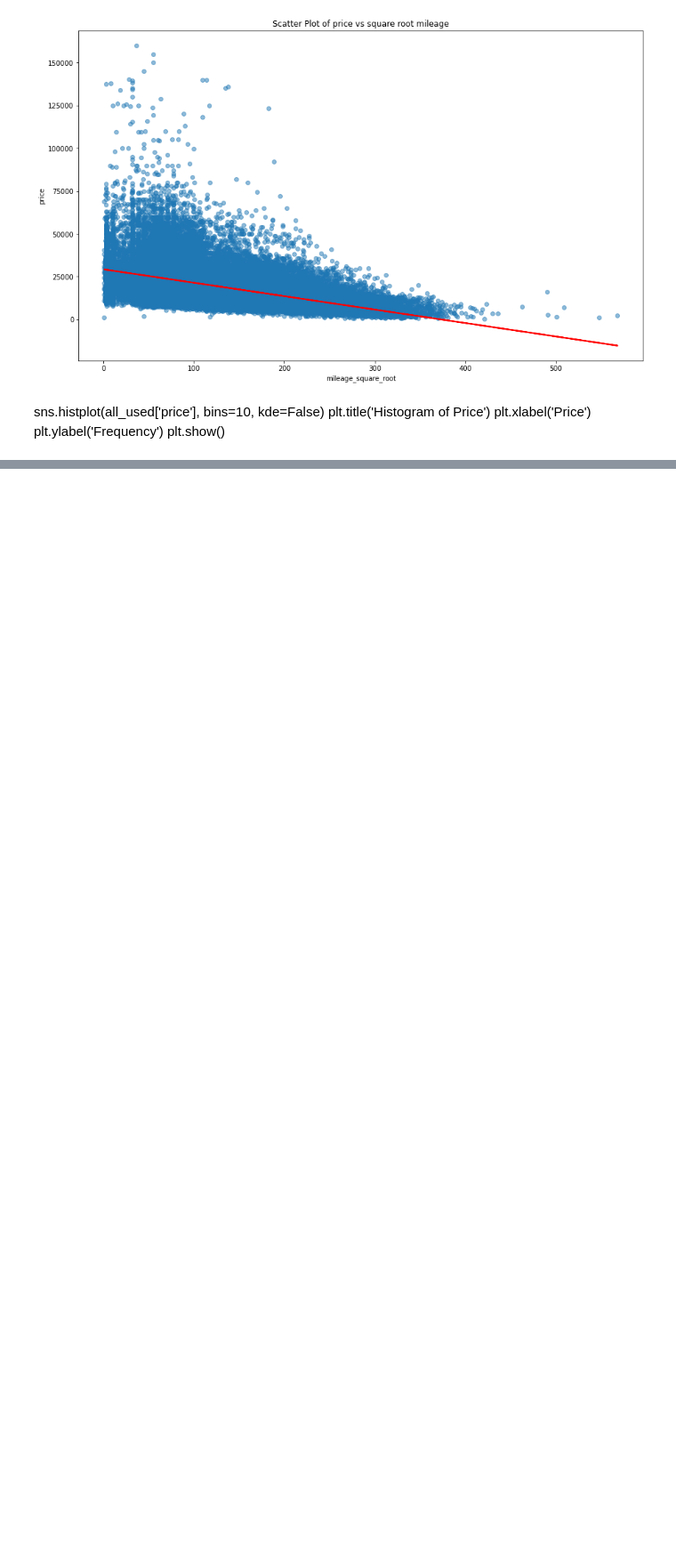
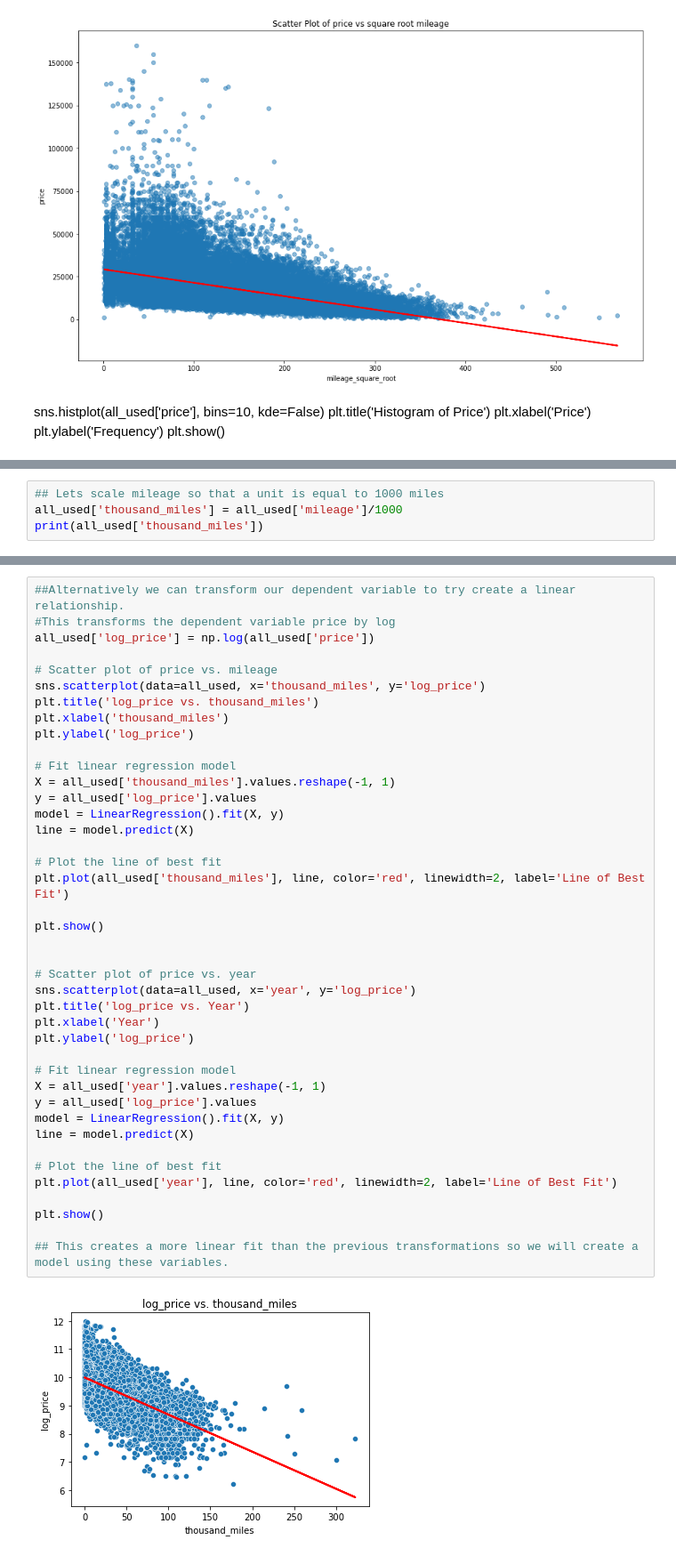
Before and after one commit to Daniel-Peacock/Used_car_Python_linear_regression, a Jupyter notebook: Used_car regression.ipynb, the cells around one changed output, grey strips where cells are left out. Shown at 89% size. Drawn from its saved outputs; the diff is of its cells as text; blank space fills up the shorter version.

```diff
--- a/Used_car regression.ipynb
+++ b/Used_car regression.ipynb
@@ -277,0 +321,4 @@ plt.show()
+# %%
+## Lets scale mileage so that a unit is equal to 1000 miles
+all_used['thousand_miles'] = all_used['mileage']/1000
+print(all_used['thousand_miles'])
@@ -277,0 +338,43 @@ plt.show()
+# %%
+##Alternatively we can transform our dependent variable to try create a linear relationship.
+#This transforms the dependent variable price by log
+all_used['log_price'] = np.log(all_used['price'])
+
+# Scatter plot of price vs. mileage
+sns.scatterplot(data=all_used, x='thousand_miles', y='log_price')
+plt.title('log_price vs. thousand_miles')
+plt.xlabel('thousand_miles')
+plt.ylabel('log_price')
+
+# Fit linear regression model
+X = all_used['thousand_miles'].values.reshape(-1, 1)
+y = all_used['log_price'].values
+model = LinearRegression().fit(X, y)
+line = model.predict(X)
+
+# Plot the line of best fit
+plt.plot(all_used['thousand_miles'], line, color='red', linewidth=2, label='Line of Best Fit')
+
+plt.show()
+
+
+# Scatter plot of price vs. year
+sns.scatterplot(data=all_used, x='year', y='log_price')
+plt.title('log_price vs. Year')
+plt.xlabel('Year')
+plt.ylabel('log_price')
+
+# Fit linear regression model
+X = all_used['year'].values.reshape(-1, 1)
+y = all_used['log_price'].values
+model = LinearRegression().fit(X, y)
+line = model.predict(X)
+
+# Plot the line of best fit
+plt.plot(all_used['year'], line, color='red', linewidth=2, label='Line of Best Fit')
+
+plt.show()
+
+## This creates a more linear fit than the previous transformations so we will create a model using these variables.
+# %% [output]
+[figure, added]
```
Also changed, not shown: parts of 22 cells of this notebook.
